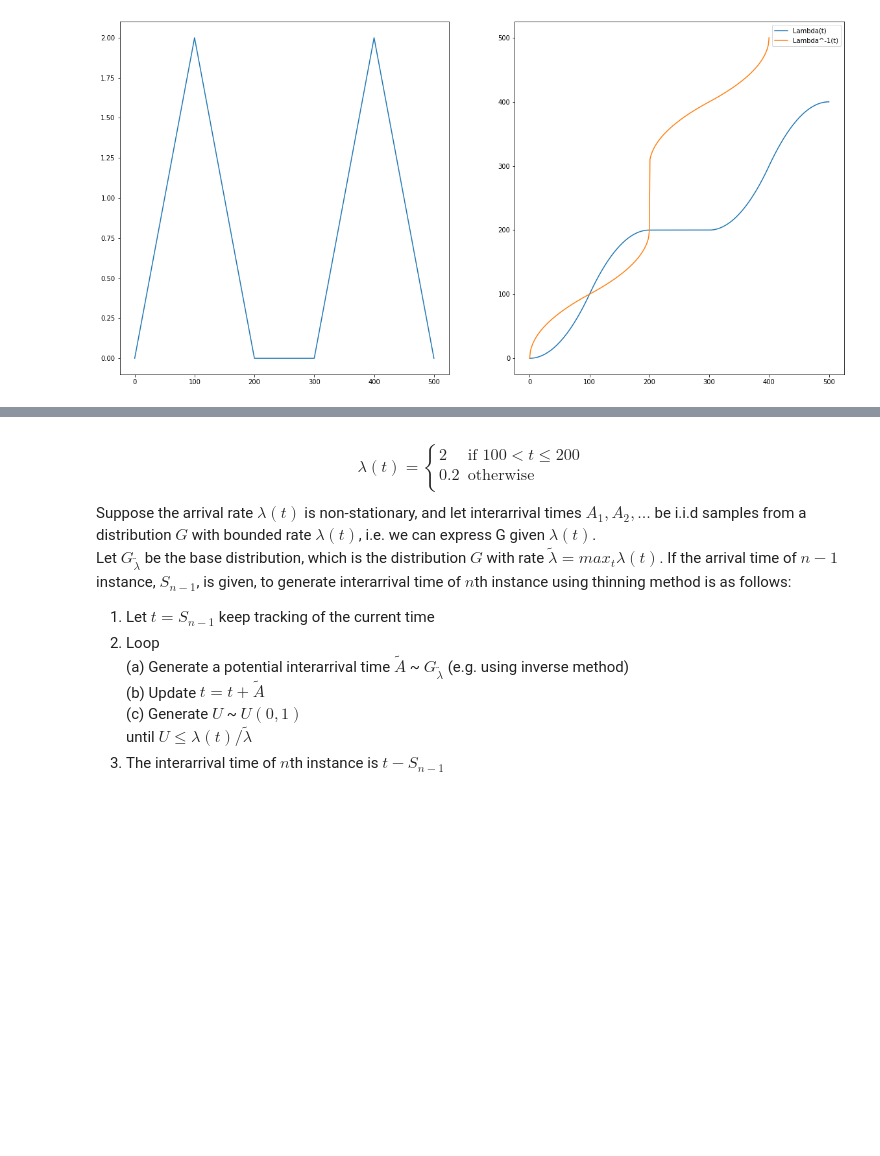
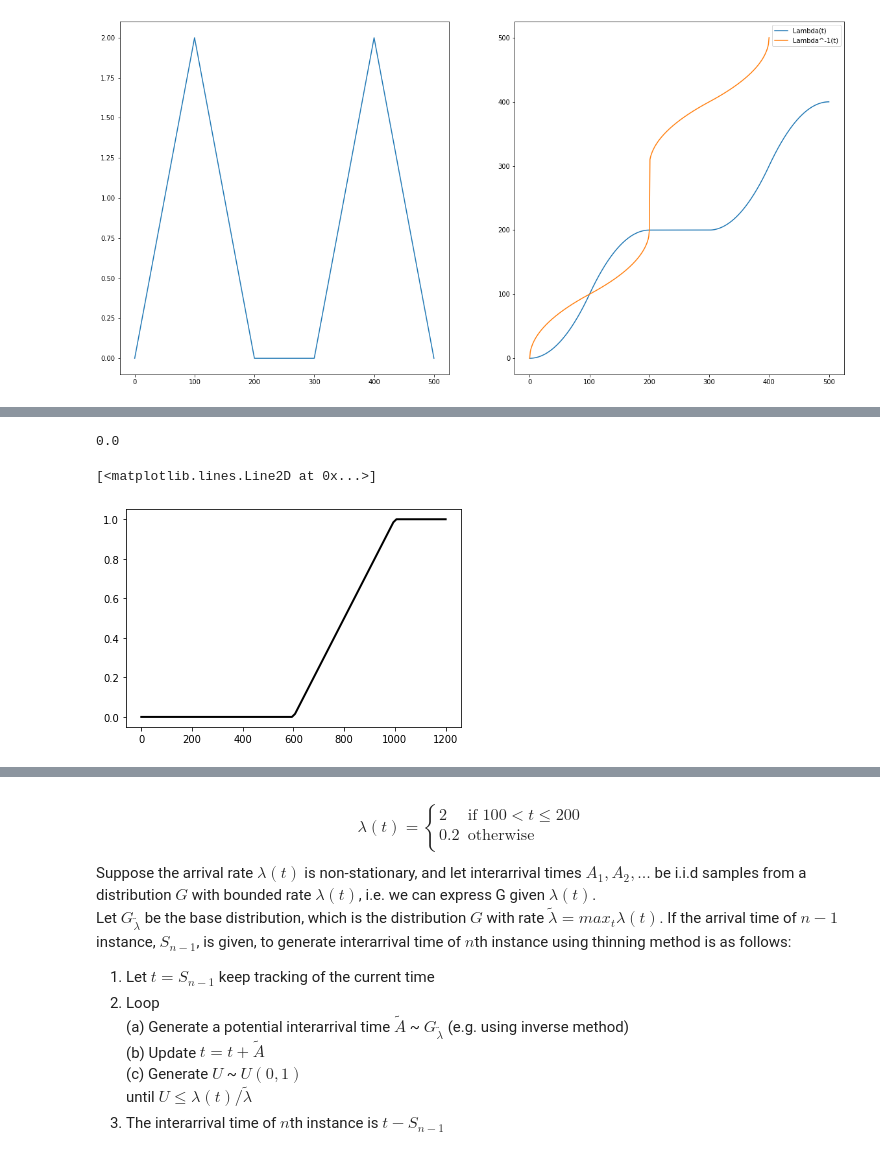
Before and after one commit to Yanboding/MIE8888Project-mistriageMortalityRationship, a Jupyter notebook: MIE8888.ipynb, the cells around one changed output, grey strips where cells are left out. Drawn from its saved outputs; the diff is of its cells as text; code cells hidden in the pictures; blank space fills up the shorter version.

```diff
--- a/MIE8888.ipynb
+++ b/MIE8888.ipynb
@@ -228,0 +155,6 @@ TODO:
+# %%
+from scipy.stats import lognorm
+rv = lognorm(s=1, scale=np.exp(80))
+rv.cdf(8000)
+# %% [output]
+0.0
@@ -228,0 +164,8 @@ TODO:
+# %%
+fig, ax = plt.subplots(1, 1)
+rv = scipy.stats.uniform(loc=600, scale=400)
+x = np.linspace(0,1200, 100)
+ax.plot(x, rv.cdf(x), 'k-', lw=2, label='frozen pdf')
+# %% [output]
+[<matplotlib.lines.Line2D at 0x...>]
+[figure, added]
```
Also changed, not shown: parts of 64 cells of this notebook.
